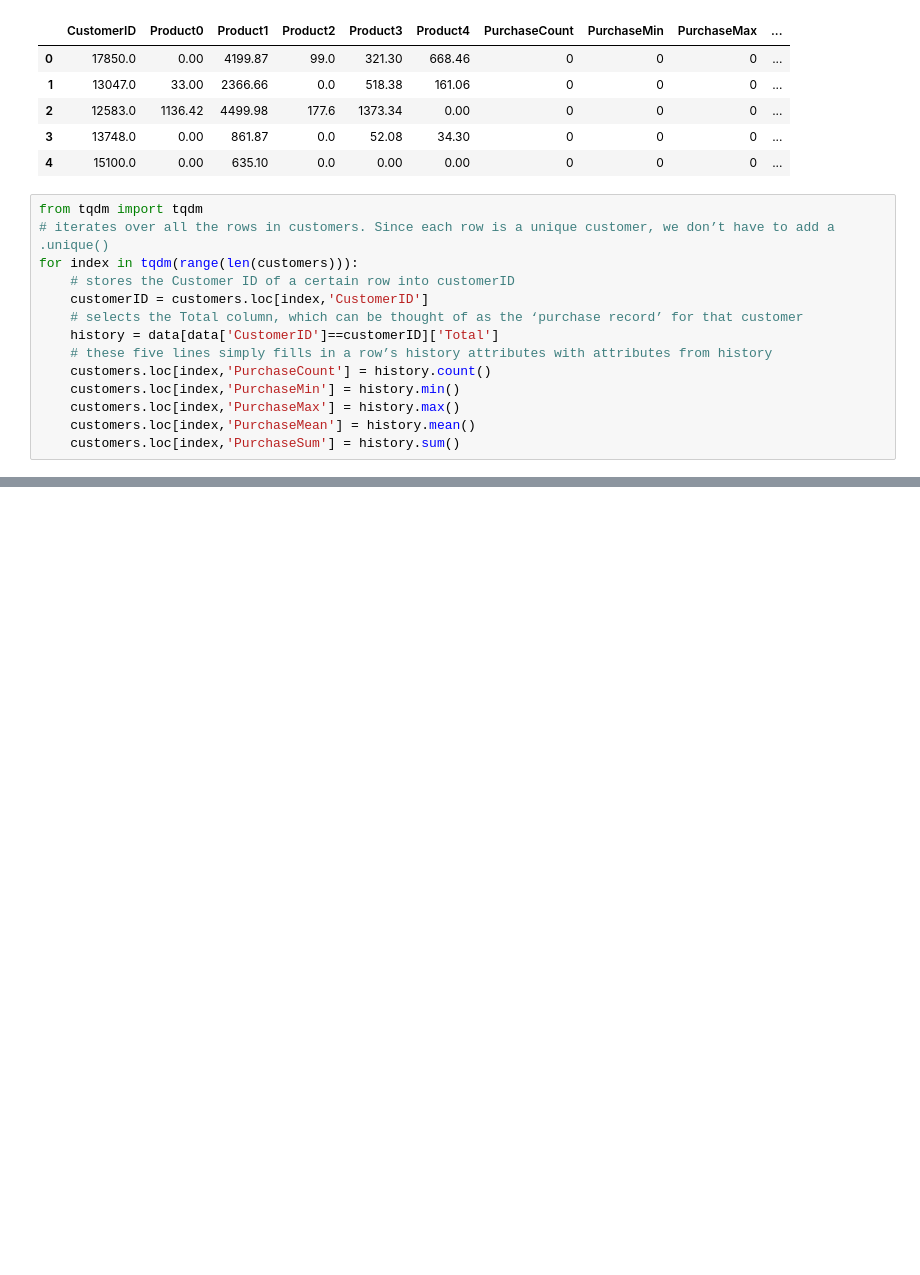
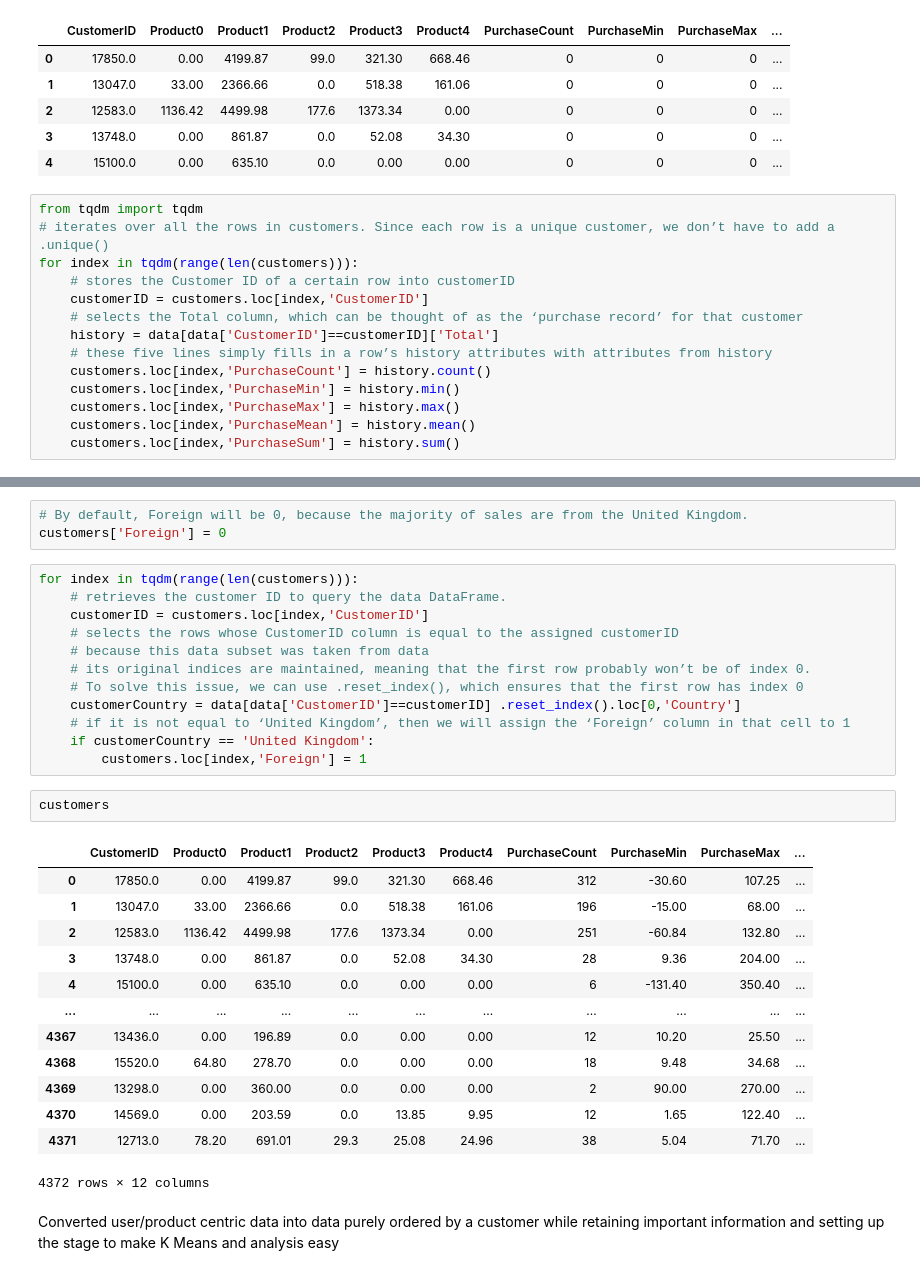
Before and after one commit to alwinruby/customer_segmentation, a Jupyter notebook: customer.ipynb, the cells around one changed output, grey strips where cells are left out. Saved outputs shown, nothing was run; the diff lists cells and outputs as text; blank space fills up the shorter version.

Commit message:
Creating a binary ‘foreign’ feature

```diff
--- a/customer.ipynb
+++ b/customer.ipynb
@@ -174,0 +191,33 @@ for index in tqdm(range(len(customers))):
+# %%
+# By default, Foreign will be 0, because the majority of sales are from the United Kingdom.
+customers['Foreign'] = 0
+# %%
+for index in tqdm(range(len(customers))):
+    # retrieves the customer ID to query the data DataFrame.
+    customerID = customers.loc[index,'CustomerID']
+    # selects the rows whose CustomerID column is equal to the assigned customerID
+    # because this data subset was taken from data
+    # its original indices are maintained, meaning that the first row probably won’t be of index 0.
+    # To solve this issue, we can use .reset_index(), which ensures that the first row has index 0
+    customerCountry = data[data['CustomerID']==customerID] .reset_index().loc[0,'Country']
+    # if it is not equal to ‘United Kingdom’, then we will assign the ‘Foreign’ column in that cell to 1
+    if customerCountry == 'United Kingdom':
+        customers.loc[index,'Foreign'] = 1
+# %%
+customers
+# %% [output]
+|  | CustomerID | Product0 | Product1 | Product2 | Product3 | Product4 | PurchaseCount | PurchaseMin | PurchaseMax | ... |
+| 0 | 17850.0 | 0.00 | 4199.87 | 99.0 | 321.30 | 668.46 | 312 | -30.60 | 107.25 | ... |
+| 1 | 13047.0 | 33.00 | 2366.66 | 0.0 | 518.38 | 161.06 | 196 | -15.00 | 68.00 | ... |
+| 2 | 12583.0 | 1136.42 | 4499.98 | 177.6 | 1373.34 | 0.00 | 251 | -60.84 | 132.80 | ... |
+| 3 | 13748.0 | 0.00 | 861.87 | 0.0 | 52.08 | 34.30 | 28 | 9.36 | 204.00 | ... |
+| 4 | 15100.0 | 0.00 | 635.10 | 0.0 | 0.00 | 0.00 | 6 | -131.40 | 350.40 | ... |
+| ... | ... | ... | ... | ... | ... | ... | ... | ... | ... | ... |
+| 4367 | 13436.0 | 0.00 | 196.89 | 0.0 | 0.00 | 0.00 | 12 | 10.20 | 25.50 | ... |
+| 4368 | 15520.0 | 64.80 | 278.70 | 0.0 | 0.00 | 0.00 | 18 | 9.48 | 34.68 | ... |
+| 4369 | 13298.0 | 0.00 | 360.00 | 0.0 | 0.00 | 0.00 | 2 | 90.00 | 270.00 | ... |
+| 4370 | 14569.0 | 0.00 | 203.59 | 0.0 | 13.85 | 9.95 | 12 | 1.65 | 122.40 | ... |
+| 4371 | 12713.0 | 78.20 | 691.01 | 29.3 | 25.08 | 24.96 | 38 | 5.04 | 71.70 | ... |
+4372 rows × 12 columns
+# %% [markdown]
+Converted user/product centric data into data purely ordered by a customer while retaining important information and setting up the stage to make K Means and analysis easy
```
Also changed, not shown: parts of 1 cell of this notebook.
